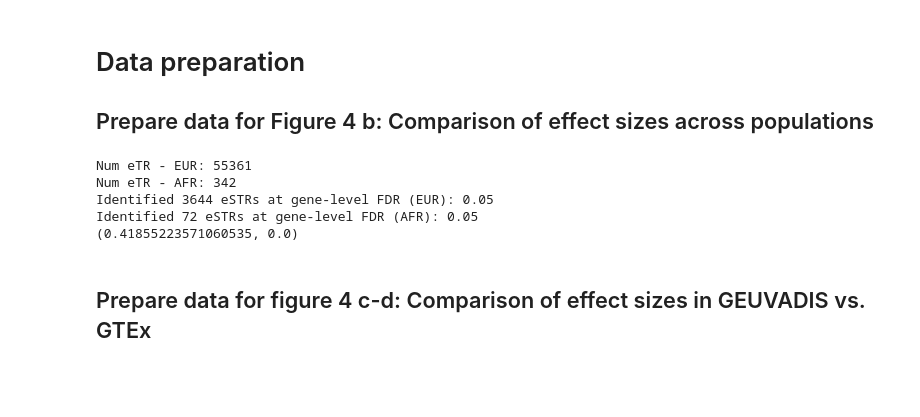
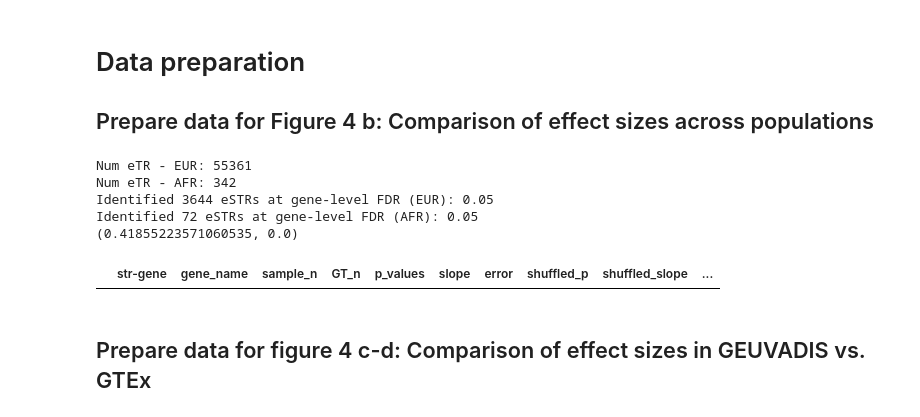
Before and after one commit to gymreklab/1000Genomes-TR-Analysis, a Jupyter notebook: figure-notebooks-round2/Figure4-TRsAssociatedWithGeneExpressionInLCLs.ipynb, the cells around one changed output. Drawn from its saved outputs; the diff is of its cells as text; code cells hidden in the pictures; blank space fills up the shorter version.

```diff
--- a/figure-notebooks-round2/Figure4-TRsAssociatedWithGeneExpressionInLCLs.ipynb
+++ b/figure-notebooks-round2/Figure4-TRsAssociatedWithGeneExpressionInLCLs.ipynb
@@ -138,6 +138,10 @@ Num eTR - AFR: 342
 Identified 3644 eSTRs at gene-level FDR (EUR): 0.05
 Identified 72 eSTRs at gene-level FDR (AFR): 0.05
 (0.41855223571060535, 0.0)
+# %%
+afr_fdr[(afr_fdr.slope.abs()>1) & (afr_fdr['p.adj']<0.05)]
+# %% [output]
+|  | str-gene | gene_name | sample_n | GT_n | p_values | slope | error | shuffled_p | shuffled_slope | ... |
 # %% [markdown]
 ## Prepare data for figure 4 c-d: Comparison of effect sizes in GEUVADIS vs. GTEx
 # %%
```
Also changed, not shown: parts of 3 cells of this notebook.
